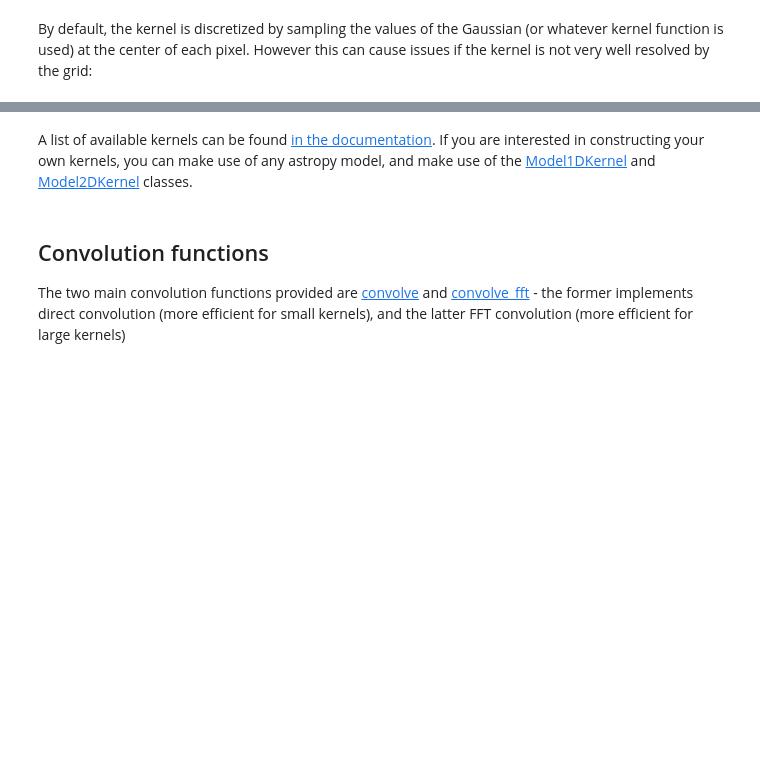
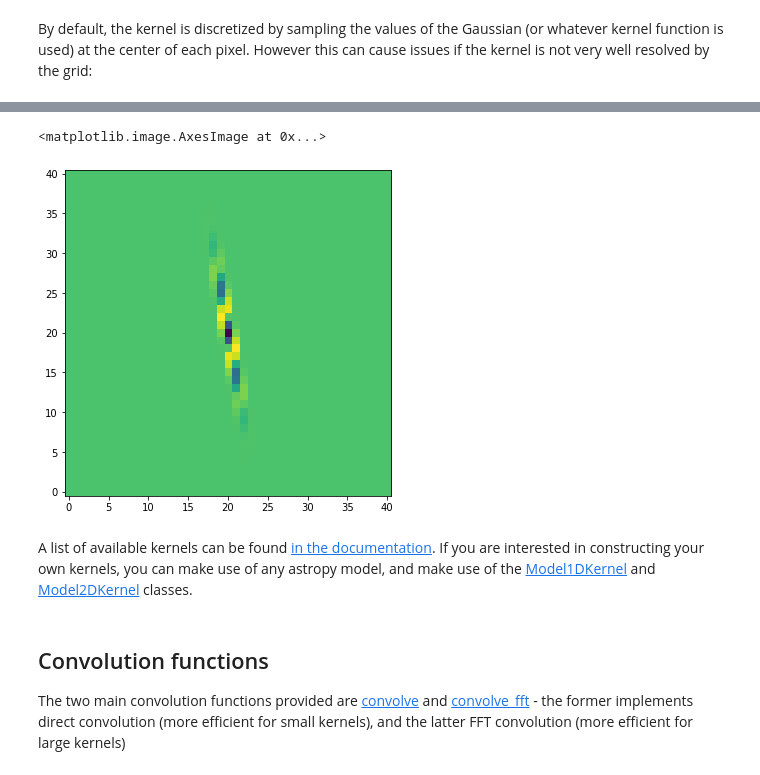
Before and after one commit to bsipocz/ASTR597, a Jupyter notebook: astropy_notebooks/10-convolution.ipynb, the cells around one changed output, grey strips where cells are left out. Cells and saved outputs as stored; diff of their text form; code cells hidden in the pictures; blank space fills up the shorter version.

```diff
--- a/astropy_notebooks/10-convolution.ipynb
+++ b/astropy_notebooks/10-convolution.ipynb
@@ -41,3 +64,8 @@ By default, the kernel is discretized by sampling the values of the Gaussian (or
+# %%
+plt.imshow(kernel3.array- kernel2.array)
+# %% [output]
+<matplotlib.image.AxesImage at 0x...>
+[figure, added]
 # %% [markdown]
 A list of available kernels can be found [in the documentation](https://docs.astropy.org/en/stable/convolution/kernels.html#available-kernels). If you are interested in constructing your own kernels, you can make use of any astropy model, and make use of the [Model1DKernel](http://docs.astropy.org/en/stable/api/astropy.convolution.Model1DKernel.html#astropy.convolution.Model1DKernel) and [Model2DKernel](http://docs.astropy.org/en/stable/api/astropy.convolution.Model1DKernel.html#astropy.convolution.Model2DKernel)  classes.
 # %% [markdown]
```
Also changed, not shown: parts of 17 cells of this notebook.
